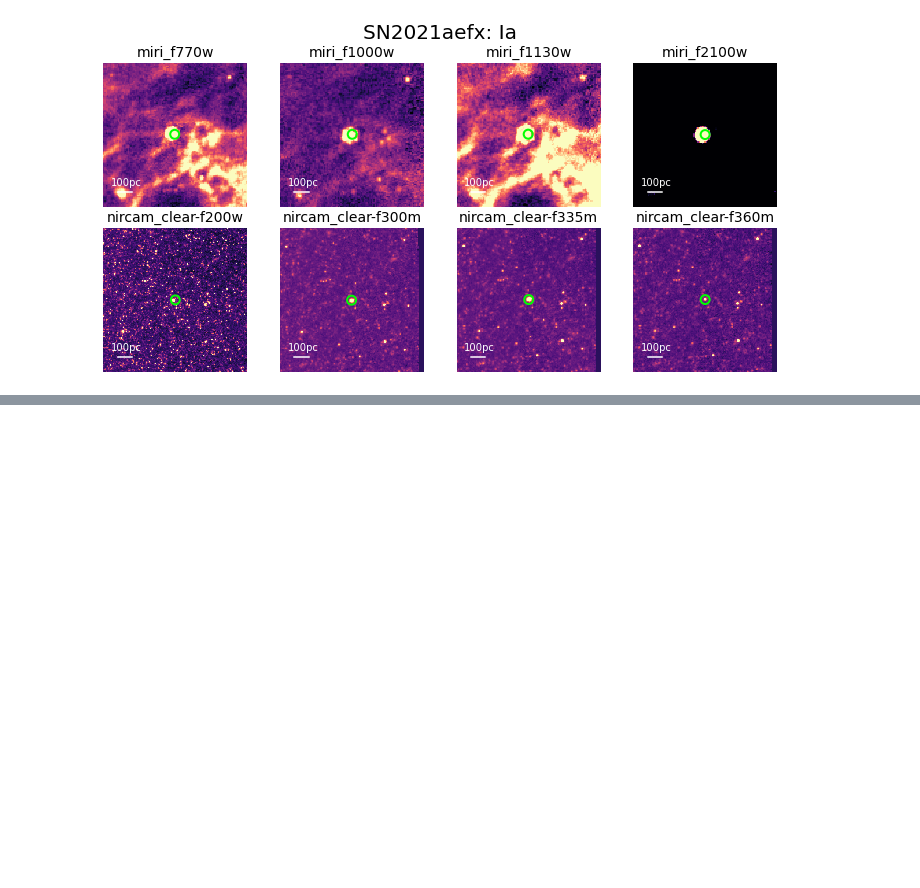
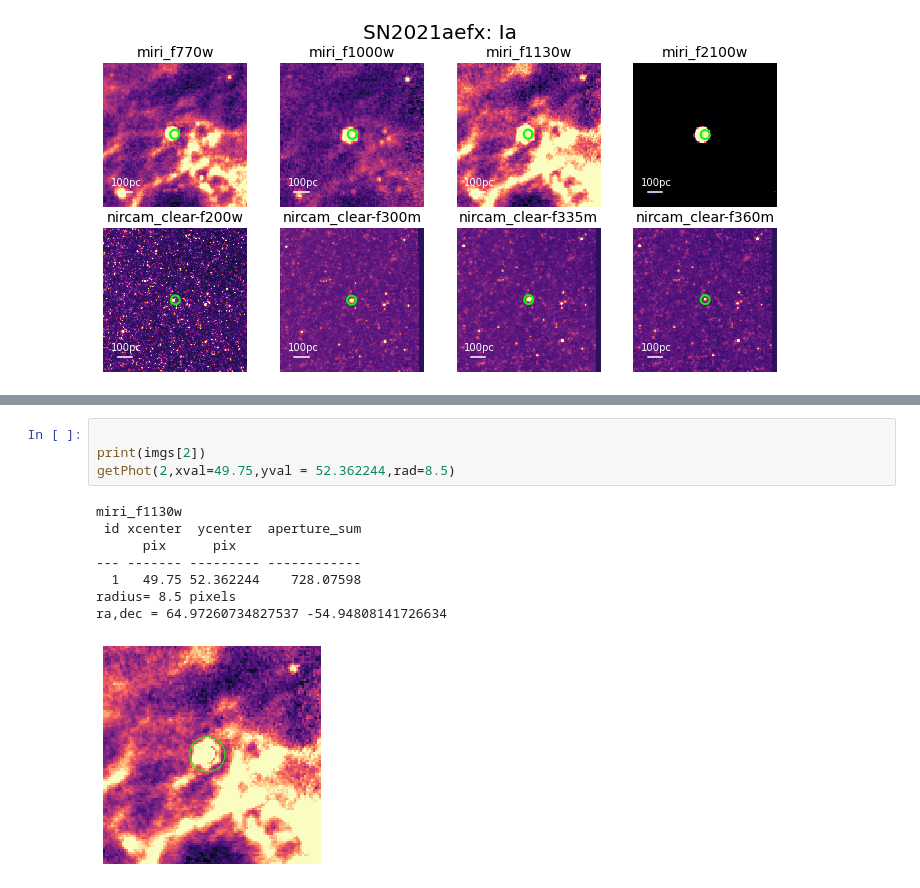
Before and after one commit to NessMayker/SNeJWST, a Jupyter notebook: Code/0.JWST_NGC1566_SN2021aefx.ipynb, the cells around one changed output, grey strips where cells are left out. Saved outputs shown, nothing was run; the diff lists cells and outputs as text; blank space fills up the shorter version.

```diff
--- a/Code/0.JWST_NGC1566_SN2021aefx.ipynb
+++ b/Code/0.JWST_NGC1566_SN2021aefx.ipynb
@@ -417,0 +444,13 @@ NameError: name 'ra21aefx' is not defined
+# %%
+
+print(imgs[2])
+getPhot(2,xval=49.75,yval = 52.362244,rad=8.5)
+# %% [output]
+miri_f1130w
+ id xcenter  ycenter  aperture_sum
+      pix      pix
+--- ------- --------- ------------
+  1   49.75 52.362244    728.07598
+radius= 8.5 pixels
+ra,dec = 64.97260734827537 -54.94808141726634
+[figure, added]
```
Also changed, not shown: parts of 11 cells of this notebook.
